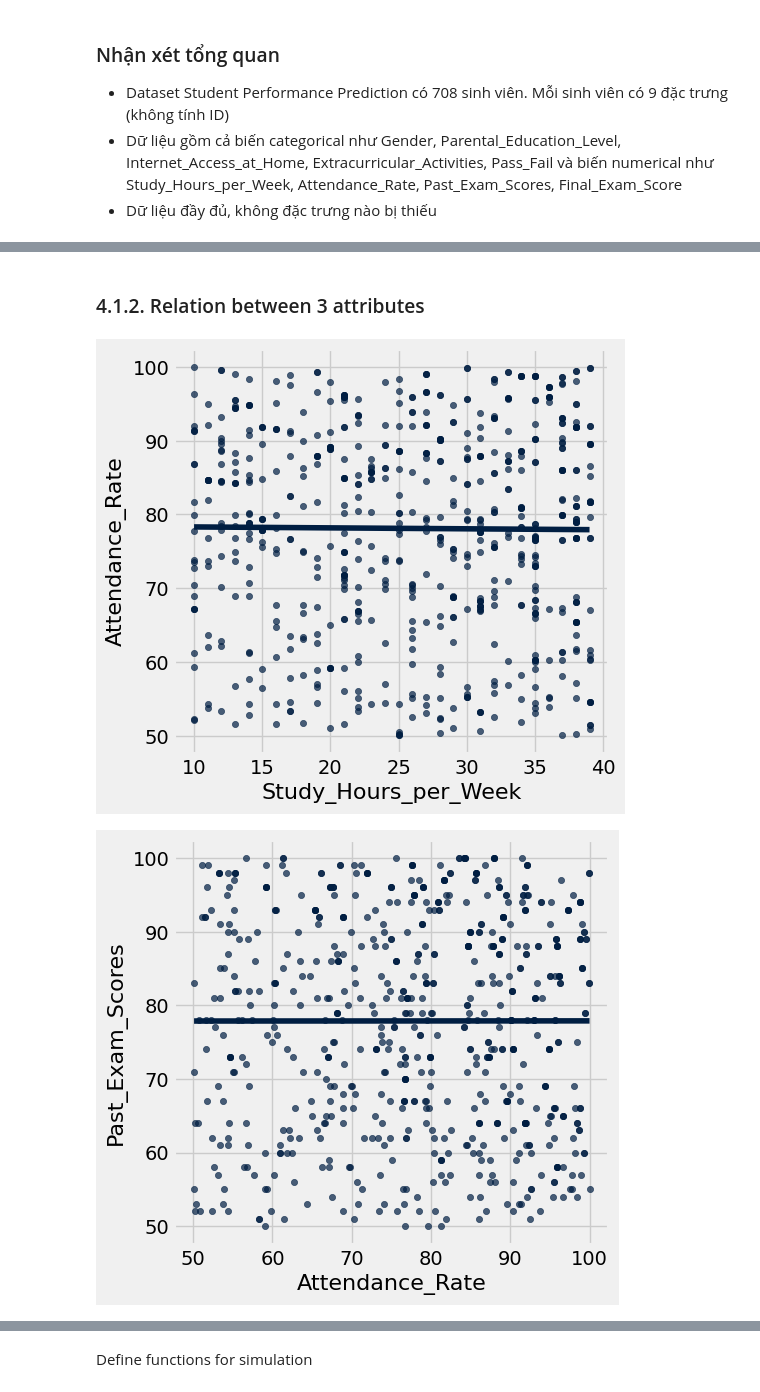
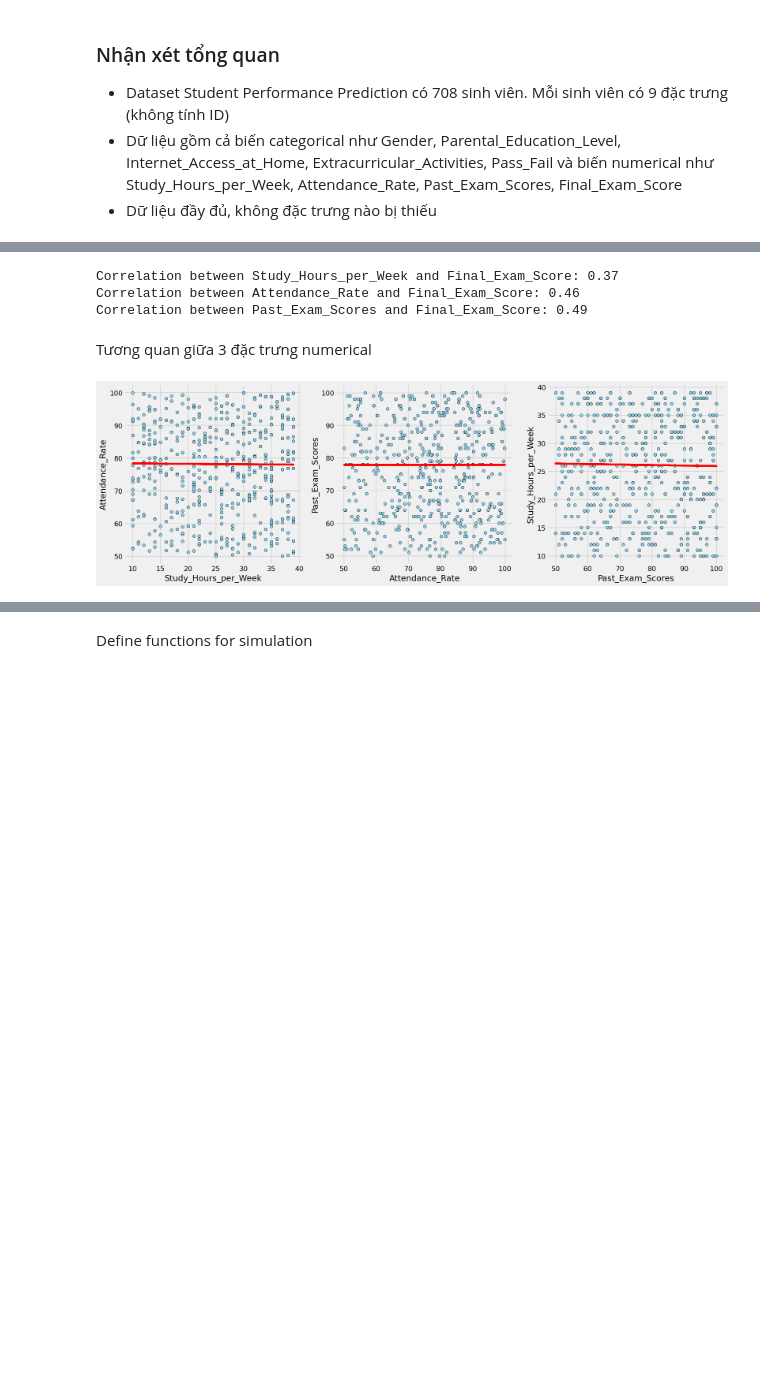
Before and after one commit to anizme/UET_DataScience_Prj, a Jupyter notebook: explore_spp_data.ipynb, the cells around one changed output, grey strips where cells are left out. Cells and saved outputs as stored; diff of their text form; code cells hidden in the pictures; blank space fills up the shorter version.

```diff
--- a/explore_spp_data.ipynb
+++ b/explore_spp_data.ipynb
@@ -128,0 +126,6 @@ spp_categorical_cols = [
+# %%
+# Các cột numerical
+spp_numeric_cols = ['Study_Hours_per_Week',
+                    'Attendance_Rate',
+                    'Past_Exam_Scores',
+                    'Final_Exam_Score']
@@ -128,0 +175,11 @@ spp_categorical_cols = [
+# %%
+fig, axes = plt.subplots(2, 2, figsize=(12, 10))  # Tạo lưới 2x2 cho 4 cột
+axes = axes.flatten()
+
+for i, col in enumerate(spp_numeric_cols):
+    axes[i].hist(numerical_data.column(col), bins=10, color='skyblue', edgecolor='black')
+    axes[i].set_xlabel(col)
+    axes[i].set_ylabel('Frequency')
+
+plt.tight_layout()
+plt.show()
@@ -232,9 +292,49 @@ for col in spp_numeric_cols:
+# %%
+for feature in numerical_features:
+    print(f"Correlation between {feature} and Final_Exam_Score: {correlation(original_spp, feature, 'Final_Exam_Score'):.2f}")
+# %% [output]
+Correlation between Study_Hours_per_Week and Final_Exam_Score: 0.37
+Correlation between Attendance_Rate and Final_Exam_Score: 0.46
+Correlation between Past_Exam_Scores and Final_Exam_Score: 0.49
 # %% [markdown]
-### 4.1.2. Relation between 3 attributes
+Tương quan giữa 3 đặc trưng numerical
 # %%
-original_spp.scatter('Study_Hours_per_Week', 'Attendance_Rate', fit_line=True)
-original_spp.scatter('Attendance_Rate', 'Past_Exam_Scores', fit_line=True)
-original_spp.scatter('Past_Exam_Scores', 'Study_Hours_per_Week', fit_line=True)
+# Vẽ scatter plot với đường hồi quy cho 3 cặp cột trong cùng một hình
+def scatter_plots_subplots():
+    fig, axes = plt.subplots(1, 3, figsize=(18, 6))  # Tạo lưới 1x3
+    axes = axes.flatten()
+
+    # Biểu đồ 1: Study_Hours_per_Week vs Attendance_Rate
+    x1 = original_spp.column('Study_Hours_per_Week')
+    y1 = original_spp.column('Attendance_Rate')
+    axes[0].scatter(x1, y1, color='skyblue', edgecolor='black')
+    m1, b1 = np.polyfit(x1, y1, 1)  # Hệ số hồi quy tuyến tính
+    axes[0].plot(x1, m1 * x1 + b1, color='red')
+    axes[0].set_xlabel('Study_Hours_per_Week')
+    axes[0].set_ylabel('Attendance_Rate')
+
+    # Biểu đồ 2: Attendance_Rate vs Past_Exam_Scores
+    x2 = original_spp.column('Attendance_Rate')
+    y2 = original_spp.column('Past_Exam_Scores')
+    axes[1].scatter(x2, y2, color='skyblue', edgecolor='black')
+    m2, b2 = np.polyfit(x2, y2, 1)  # Hệ số hồi quy tuyến tính
+    axes[1].plot(x2, m2 * x2 + b2, color='red')
+    axes[1].set_xlabel('Attendance_Rate')
+    axes[1].set_ylabel('Past_Exam_Scores')
+
+    # Biểu đồ 3: Past_Exam_Scores vs Study_Hours_per_Week
+    x3 = original_spp.column('Past_Exam_Scores')
+    y3 = original_spp.column('Study_Hours_per_Week')
+    axes[2].scatter(x3, y3, color='skyblue', edgecolor='black')
+    m3, b3 = np.polyfit(x3, y3, 1)  # Hệ số hồi quy tuyến tính
+    axes[2].plot(x3, m3 * x3 + b3, color='red')
+    axes[2].set_xlabel('Past_Exam_Scores')
+    axes[2].set_ylabel('Study_Hours_per_Week')
+
+    plt.tight_layout()
+    plt.show()
+
+# Gọi hàm để vẽ
+scatter_plots_subplots()
 # %% [output]
-[figure, old version]
+[figure, new version]
-[figure, removed]
```
Also changed, not shown: parts of 91 cells of this notebook.
